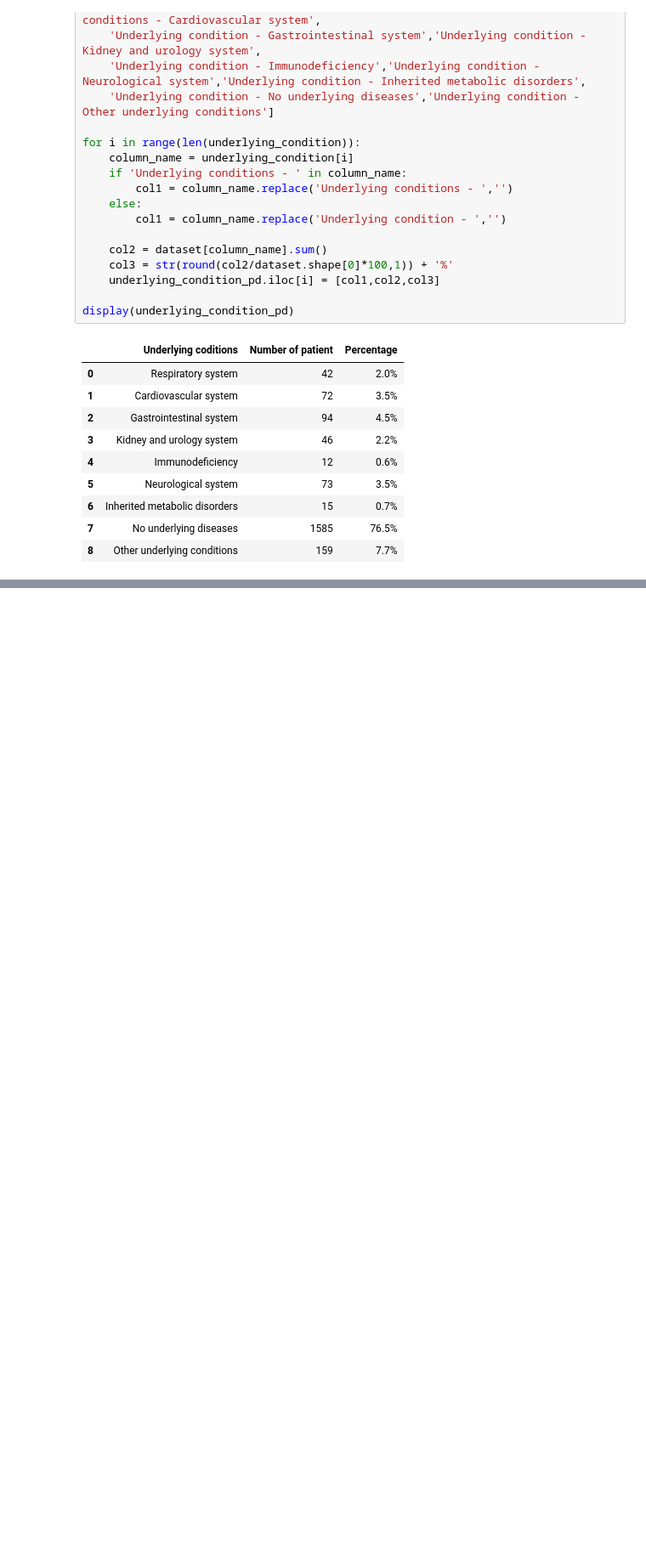
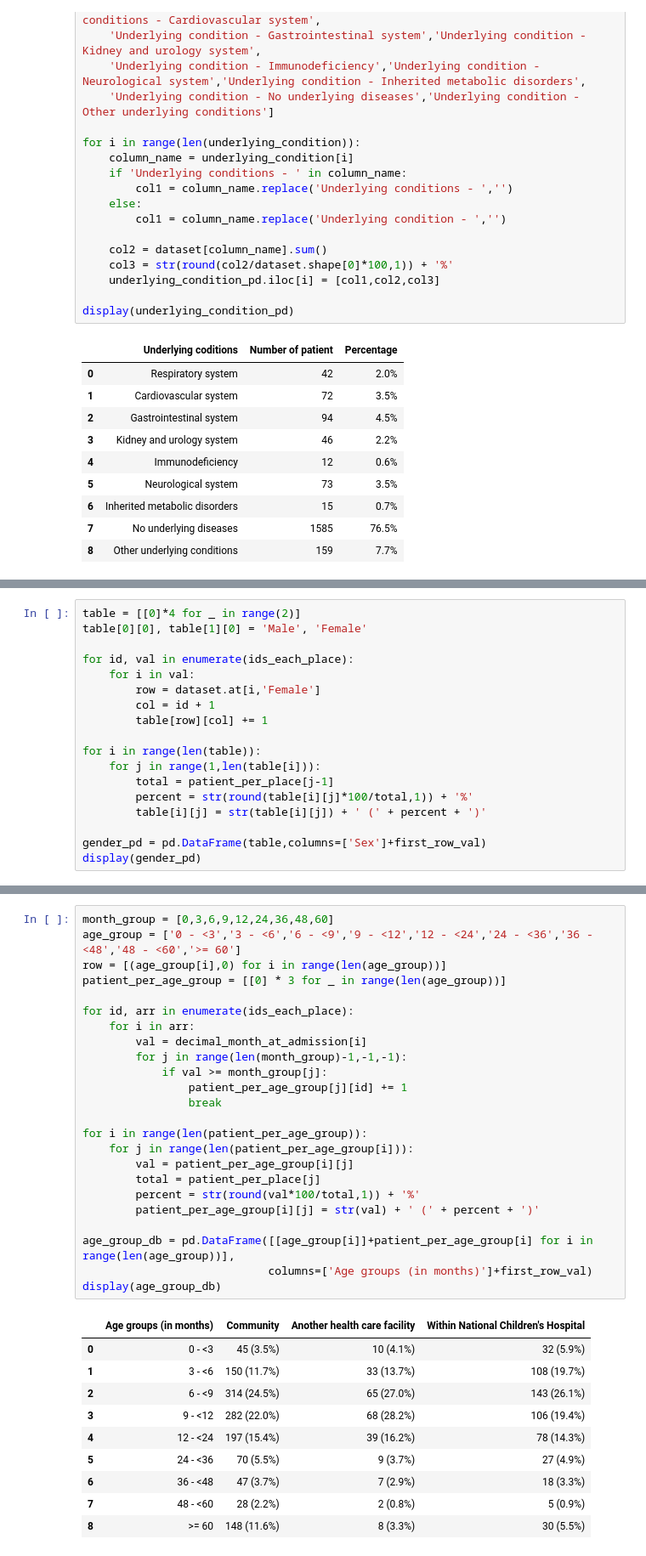
Before and after one commit to hung3a8/nhp-measles-analyse, a Jupyter notebook: Notebooks/analyze_data.ipynb, the cells around one changed output, grey strips where cells are left out. Shown: that part at 85% size. Drawn from its saved outputs; the diff is of its cells as text; blank space fills up the shorter version.

```diff
--- a/Notebooks/analyze_data.ipynb
+++ b/Notebooks/analyze_data.ipynb
@@ -623,0 +670,18 @@ display(underlying_condition_pd)
+# %%
+table = [[0]*4 for _ in range(2)]
+table[0][0], table[1][0] = 'Male', 'Female'
+
+for id, val in enumerate(ids_each_place):
+    for i in val:
+        row = dataset.at[i,'Female']
+        col = id + 1
+        table[row][col] += 1
+
+for i in range(len(table)):
+    for j in range(1,len(table[i])):
+        total = patient_per_place[j-1]
+        percent = str(round(table[i][j]*100/total,1)) + '%'
+        table[i][j] = str(table[i][j]) + ' (' + percent + ')'
+
+gender_pd = pd.DataFrame(table,columns=['Sex']+first_row_val)
+display(gender_pd)
@@ -623,0 +703,35 @@ display(underlying_condition_pd)
+# %%
+month_group = [0,3,6,9,12,24,36,48,60]
+age_group = ['0 - <3','3 - <6','6 - <9','9 - <12','12 - <24','24 - <36','36 - <48','48 - <60','>= 60']
+row = [(age_group[i],0) for i in range(len(age_group))]
+patient_per_age_group = [[0] * 3 for _ in range(len(age_group))]
+
+for id, arr in enumerate(ids_each_place):
+    for i in arr:
+        val = decimal_month_at_admission[i]
+        for j in range(len(month_group)-1,-1,-1):
+            if val >= month_group[j]:
+                patient_per_age_group[j][id] += 1
+                break
+
+for i in range(len(patient_per_age_group)):
+    for j in range(len(patient_per_age_group[i])):
+        val = patient_per_age_group[i][j]
+        total = patient_per_place[j]
+        percent = str(round(val*100/total,1)) + '%'
+        patient_per_age_group[i][j] = str(val) + ' (' + percent + ')'
+
+age_group_db = pd.DataFrame([[age_group[i]]+patient_per_age_group[i] for i in range(len(age_group))],
+                            columns=['Age groups (in months)']+first_row_val)
+display(age_group_db)
+# %% [output]
+|  | Age groups (in months) | Community | Another health care facility | Within National Children's Hospital |
+| 0 | 0 - <3 | 45 (3.5%) | 10 (4.1%) | 32 (5.9%) |
+| 1 | 3 - <6 | 150 (11.7%) | 33 (13.7%) | 108 (19.7%) |
+| 2 | 6 - <9 | 314 (24.5%) | 65 (27.0%) | 143 (26.1%) |
+| 3 | 9 - <12 | 282 (22.0%) | 68 (28.2%) | 106 (19.4%) |
+| 4 | 12 - <24 | 197 (15.4%) | 39 (16.2%) | 78 (14.3%) |
+| 5 | 24 - <36 | 70 (5.5%) | 9 (3.7%) | 27 (4.9%) |
+| 6 | 36 - <48 | 47 (3.7%) | 7 (2.9%) | 18 (3.3%) |
+| 7 | 48 - <60 | 28 (2.2%) | 2 (0.8%) | 5 (0.9%) |
+| 8 | >= 60 | 148 (11.6%) | 8 (3.3%) | 30 (5.5%) |
```
Also changed, not shown: parts of 6 cells of this notebook, 1 other file.
